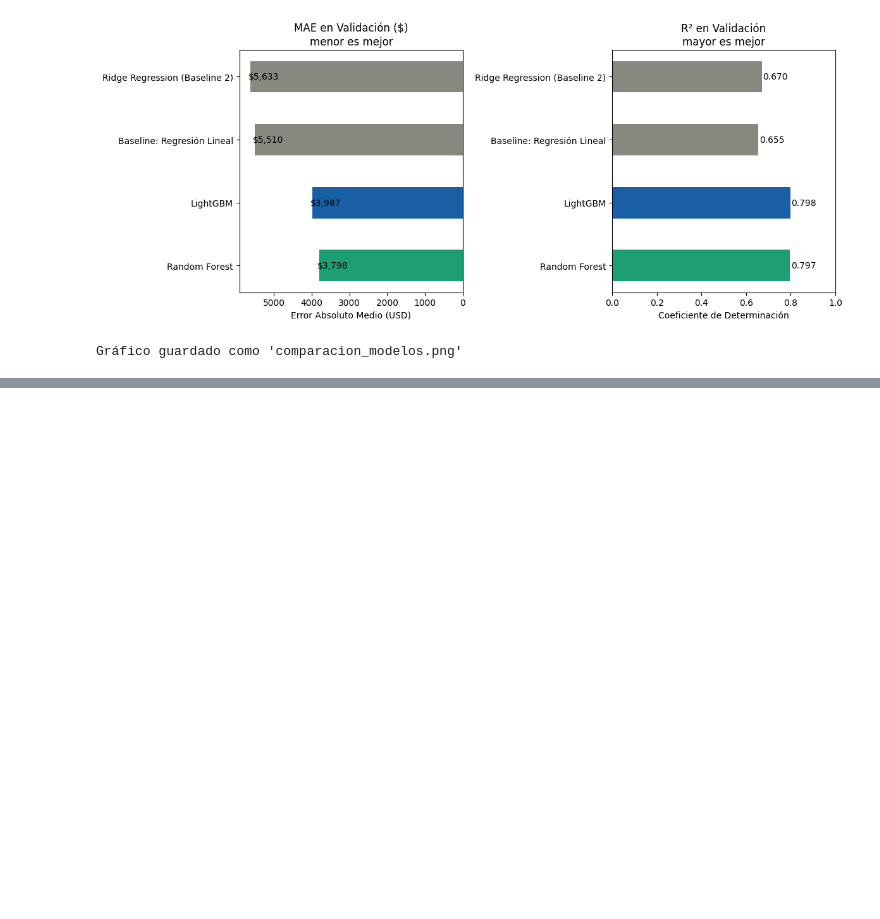
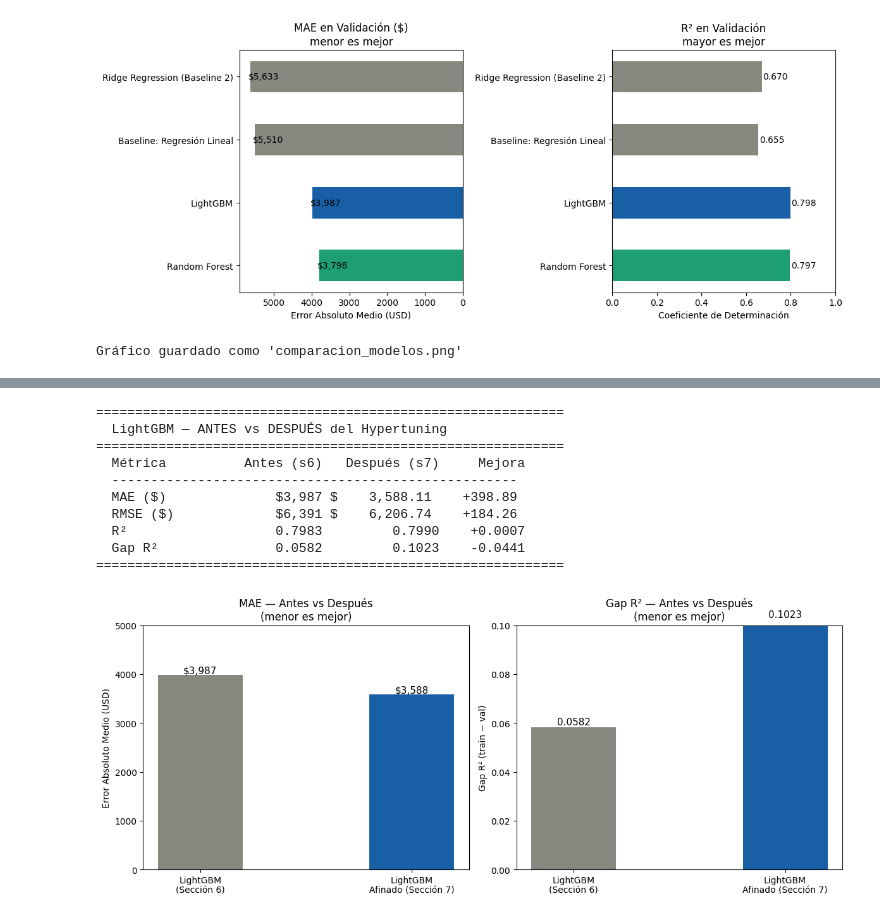
Before and after one commit to Mary-Paz-AN/PY_IA, a Jupyter notebook: SegundaEtapa/segundaEtapa.ipynb, the cells around one changed output, grey strips where cells are left out. Cells and saved outputs as stored; diff of their text form; code cells hidden in the pictures; blank space fills up the shorter version.

```diff
--- a/SegundaEtapa/segundaEtapa.ipynb
+++ b/SegundaEtapa/segundaEtapa.ipynb
@@ -936,0 +1092,61 @@ Gráfico guardado como 'comparacion_modelos.png'
+# %%
+# Comparación LightGBM antes vs después del hypertuning
+from sklearn.metrics import mean_absolute_error, r2_score, root_mean_squared_error
+
+y_pred_val_tuned   = mejor_modelo.predict(X_val)
+y_pred_train_tuned = mejor_modelo.predict(X_train)
+
+mae_tuned      = mean_absolute_error(y_val, y_pred_val_tuned)
+rmse_tuned     = root_mean_squared_error(y_val, y_pred_val_tuned)
+r2_tuned       = r2_score(y_val, y_pred_val_tuned)
+r2_train_tuned = r2_score(y_train, y_pred_train_tuned)
+gap_tuned      = r2_train_tuned - r2_tuned
+
+print("="*60)
+print("  LightGBM — ANTES vs DESPUÉS del Hypertuning")
+print("="*60)
+print(f"  {'Métrica':<12} {'Antes (s6)':>14} {'Después (s7)':>14} {'Mejora':>10}")
+print(f"  {'-'*52}")
+print(f"  {'MAE ($)':<12} {'$3,987':>14} ${mae_tuned:>12,.2f} {3987-mae_tuned:>+10,.2f}")
+print(f"  {'RMSE ($)':<12} {'$6,391':>14} ${rmse_tuned:>12,.2f} {6391-rmse_tuned:>+10,.2f}")
+print(f"  {'R²':<12} {'0.7983':>14} {r2_tuned:>14.4f} {r2_tuned-0.7983:>+10.4f}")
+print(f"  {'Gap R²':<12} {'0.0582':>14} {gap_tuned:>14.4f} {0.0582-gap_tuned:>+10.4f}")
+print("="*60)
+
+# Gráfico comparativo
+fig, axes = plt.subplots(1, 2, figsize=(12, 5))
+
+modelos_comp = ['LightGBM\n(Sección 6)', 'LightGBM\nAfinado (Sección 7)']
+colores_comp = ['#888780', '#185FA5']
+
+# MAE
+axes[0].bar(modelos_comp, [3987, mae_tuned], color=colores_comp, width=0.4)
+axes[0].set_title('MAE — Antes vs Después\n(menor es mejor)', fontsize=12)
+axes[0].set_ylabel('Error Absoluto Medio (USD)')
+for i, v in enumerate([3987, mae_tuned]):
+    axes[0].text(i, v + 30, f'${v:,.0f}', ha='center', fontsize=11)
+axes[0].set_ylim(0, 5000)
+
+# Gap R²
+axes[1].bar(modelos_comp, [0.0582, gap_tuned], color=colores_comp, width=0.4)
+axes[1].set_title('Gap R² — Antes vs Después\n(menor es mejor)', fontsize=12)
+axes[1].set_ylabel('Gap R² (train − val)')
+for i, v in enumerate([0.0582, gap_tuned]):
+    axes[1].text(i, v + 0.001, f'{v:.4f}', ha='center', fontsize=11)
+axes[1].set_ylim(0, 0.10)
+
+plt.tight_layout()
+plt.savefig('hypertuning_comparacion.png', dpi=150, bbox_inches='tight')
+plt.show()
+# %% [output]
+============================================================
+  LightGBM — ANTES vs DESPUÉS del Hypertuning
+============================================================
+  Métrica          Antes (s6)   Después (s7)     Mejora
+  ----------------------------------------------------
+  MAE ($)              $3,987 $    3,588.11    +398.89
+  RMSE ($)             $6,391 $    6,206.74    +184.26
+  R²                   0.7983         0.7990    +0.0007
+  Gap R²               0.0582         0.1023    -0.0441
+============================================================
+[figure, added]
```
Also changed, not shown: parts of 8 cells of this notebook, 2 other files.
